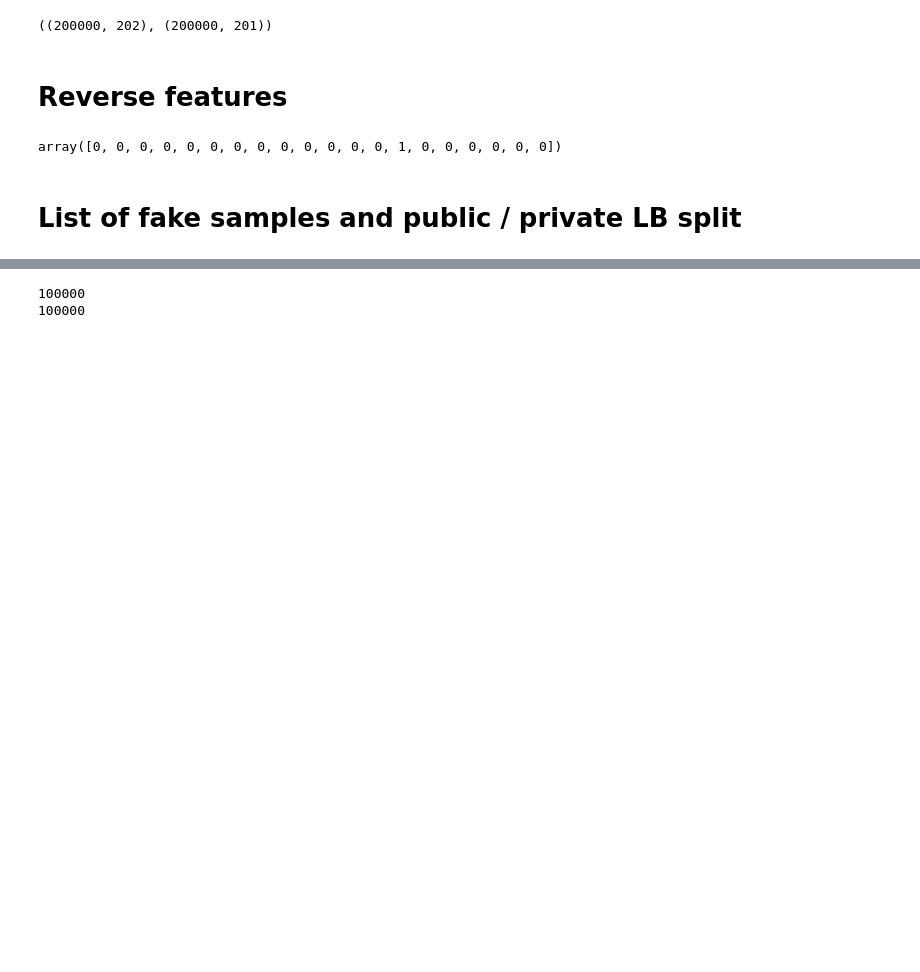
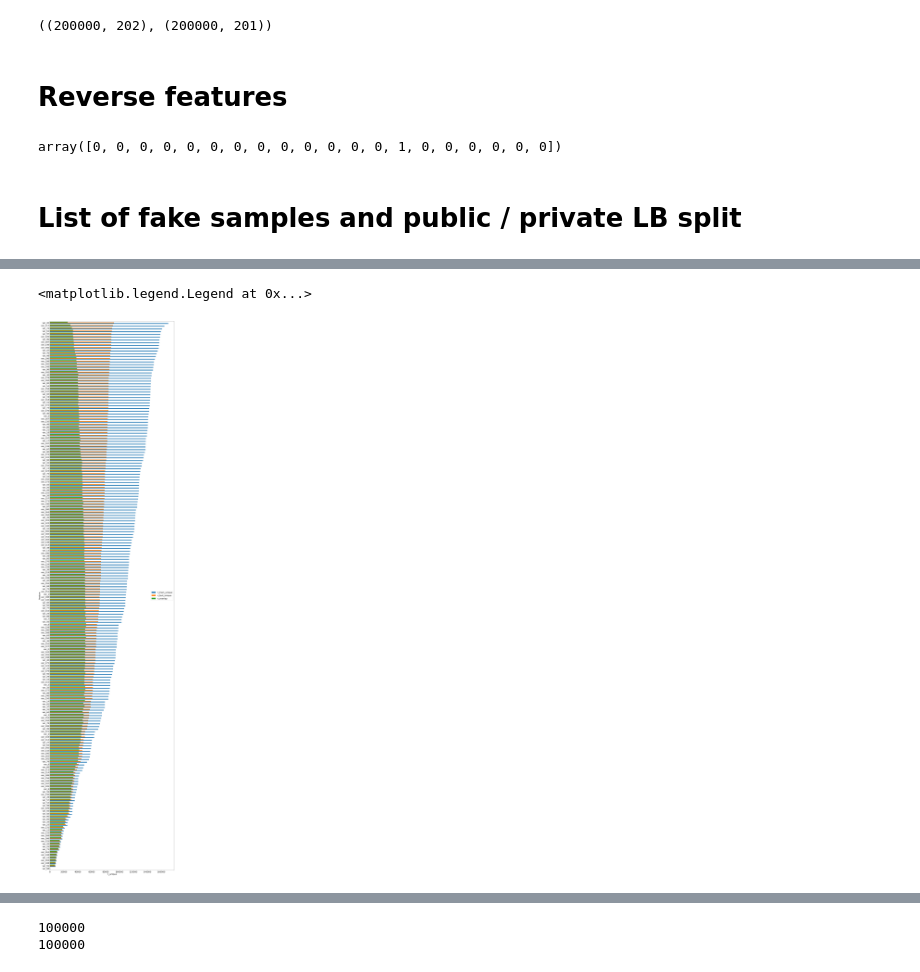
Before and after one commit to roymondliao/kaggle, a Jupyter notebook: santander-customer-transaction-prediction/model.ipynb, the cells around one changed output, grey strips where cells are left out. Cells and saved outputs as stored; diff of their text form; code cells hidden in the pictures; blank space fills up the shorter version.

```diff
--- a/santander-customer-transaction-prediction/model.ipynb
+++ b/santander-customer-transaction-prediction/model.ipynb
@@ -17,11 +50,11 @@ from sklearn.metrics import classification_report
 from sklearn.feature_selection import SelectFromModel
 warnings.filterwarnings('ignore')
 
-IS_LOCAL = True
+IS_LOCAL = False
 if(IS_LOCAL):
     PATH = Path('/mnt/disks/data/santander-customer-transaction/')
 else:
-    PATH = Path('../input/')
+    PATH = Path('../input/santander-customer-transaction-prediction')
 
 os.listdir(str(PATH))
 # %% [output]
@@ -99,0 +139,13 @@ array([0, 0, 0, 0, 0, 0, 0, 0, 0, 0, 0, 0, 0, 1, 0, 0, 0, 0, 0, 0])
+# %%
+# === unique value ===
+data = pd.concat([train_df, test_df], axis=0, sort=False)
+col_var = train_df.columns[2:]
+df = pd.DataFrame(col_var, columns=['feature'])
+df['n_train_unique'] = train_df[col_var].nunique(axis=0).values
+df['n_test_unique'] = test_df[col_var].nunique(axis=0).values
+
+for i in df.index:
+    col = df.loc[i, 'feature']
+    df.loc[i, 'n_overlap'] = int(np.isin(train_df[col].unique(), test_df[col]).sum())
+
+df['value_range'] = data[col_var].max(axis=0).values - data[col_var].min(axis=0).values
@@ -99,0 +162,11 @@ array([0, 0, 0, 0, 0, 0, 0, 0, 0, 0, 0, 0, 0, 1, 0, 0, 0, 0, 0, 0])
+# %%
+# === plot ===
+df = df.sort_values(by='n_train_unique').reset_index(drop=True)
+df[['n_train_unique', 'n_test_unique', 'n_overlap']].plot(kind='barh' ,figsize=(22, 100), fontsize=20, width=0.8)
+plt.yticks(df.index, df['feature'].values)
+plt.xlabel('n_unique', fontsize=20)
+plt.ylabel('feature', fontsize=20)
+plt.legend(loc='center right', fontsize=20)
+# %% [output]
+<matplotlib.legend.Legend at 0x...>
+[figure, added]
```
Also changed, not shown: parts of 21 cells of this notebook, 21 other files.
